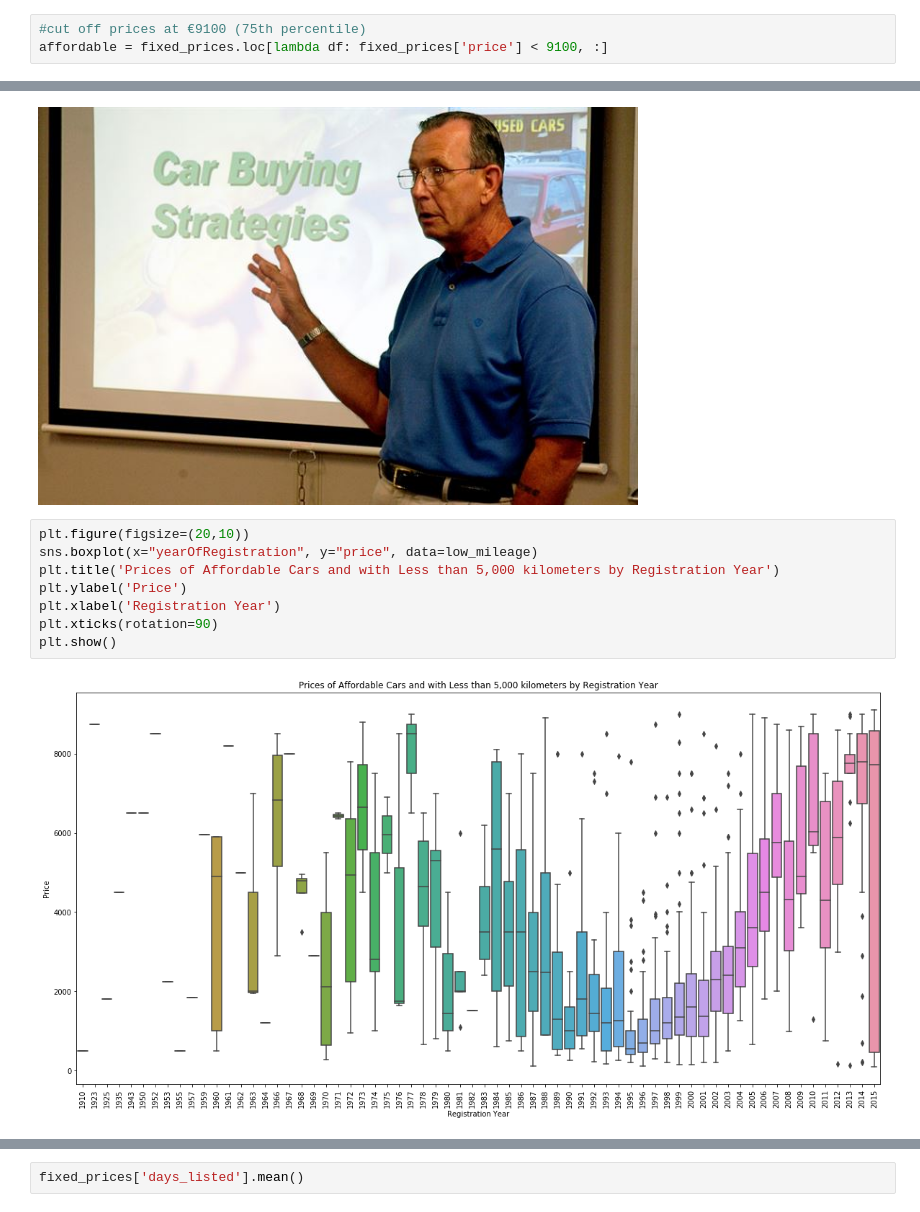
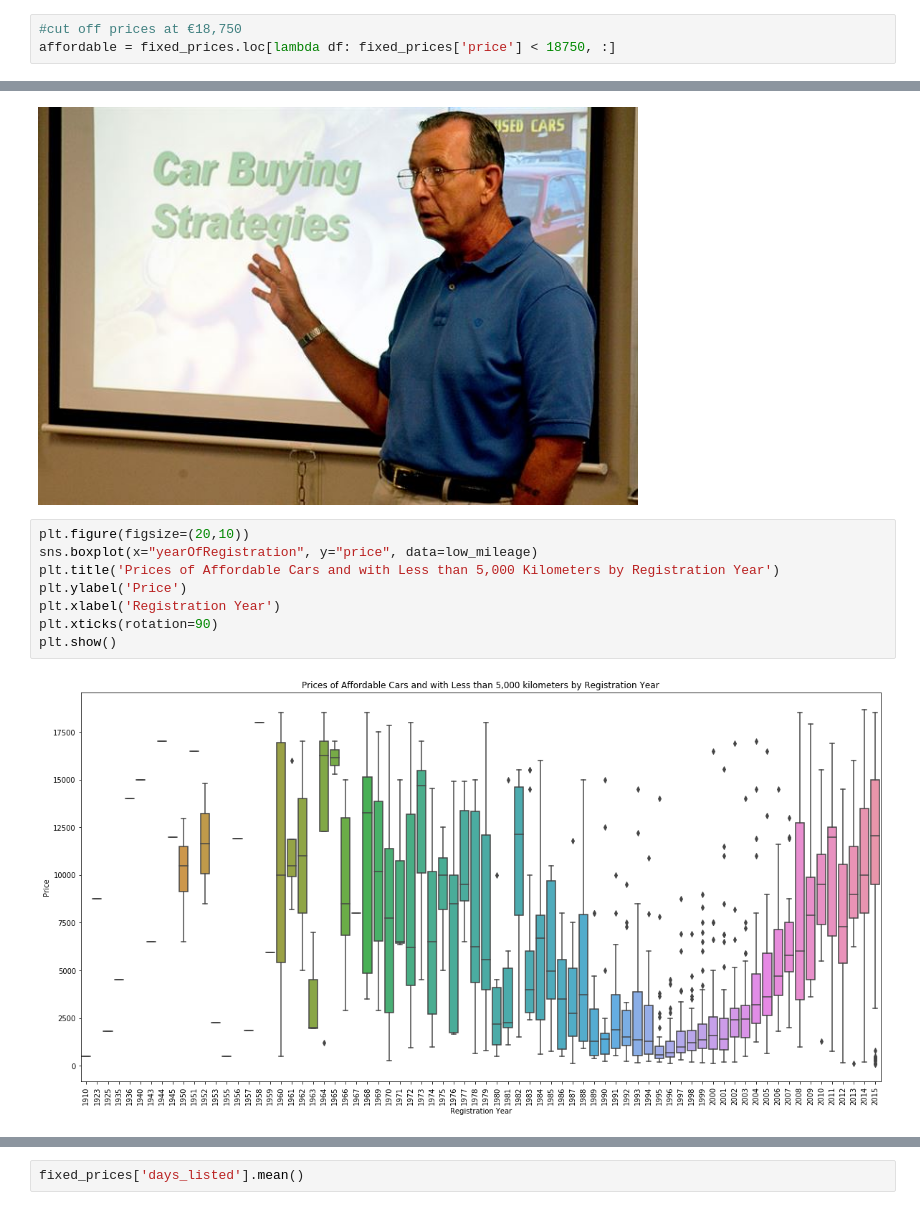
Before and after one commit to innawendell/Describing-Data-, a Jupyter notebook: Cars.ipynb, the cells around one changed output, grey strips where cells are left out. Drawn from its saved outputs; the diff is of its cells as text.

```diff
--- a/Cars.ipynb
+++ b/Cars.ipynb
@@ -170,6 +184,6 @@ We will approach this data set from the perspective of a potential used car buye
 # %%
-#cut off prices at €9100 (75th percentile)
-affordable = fixed_prices.loc[lambda df: fixed_prices['price'] < 9100, :]
+#cut off prices at €18,750
+affordable = fixed_prices.loc[lambda df: fixed_prices['price'] < 18750, :]
 # %%
 corr = affordable.drop(columns=['nrOfPictures', 'lowest_km', 'highest_km', 'postalCode']).corr()
 sns.heatmap(corr)
@@ -358,11 +341,11 @@ Image(filename = path_new, width=600, height=300)
 # %%
 plt.figure(figsize=(20,10))
 sns.boxplot(x="yearOfRegistration", y="price", data=low_mileage)
-plt.title('Prices of Affordable Cars and with Less than 5,000 kilometers by Registration Year')
+plt.title('Prices of Affordable Cars and with Less than 5,000 Kilometers by Registration Year')
 plt.ylabel('Price')
 plt.xlabel('Registration Year')
 plt.xticks(rotation=90)
 plt.show()
 # %% [output]
-[figure, old version]
+[figure, new version]
 # %% [markdown]
```
Also changed, not shown: parts of 56 cells of this notebook.
